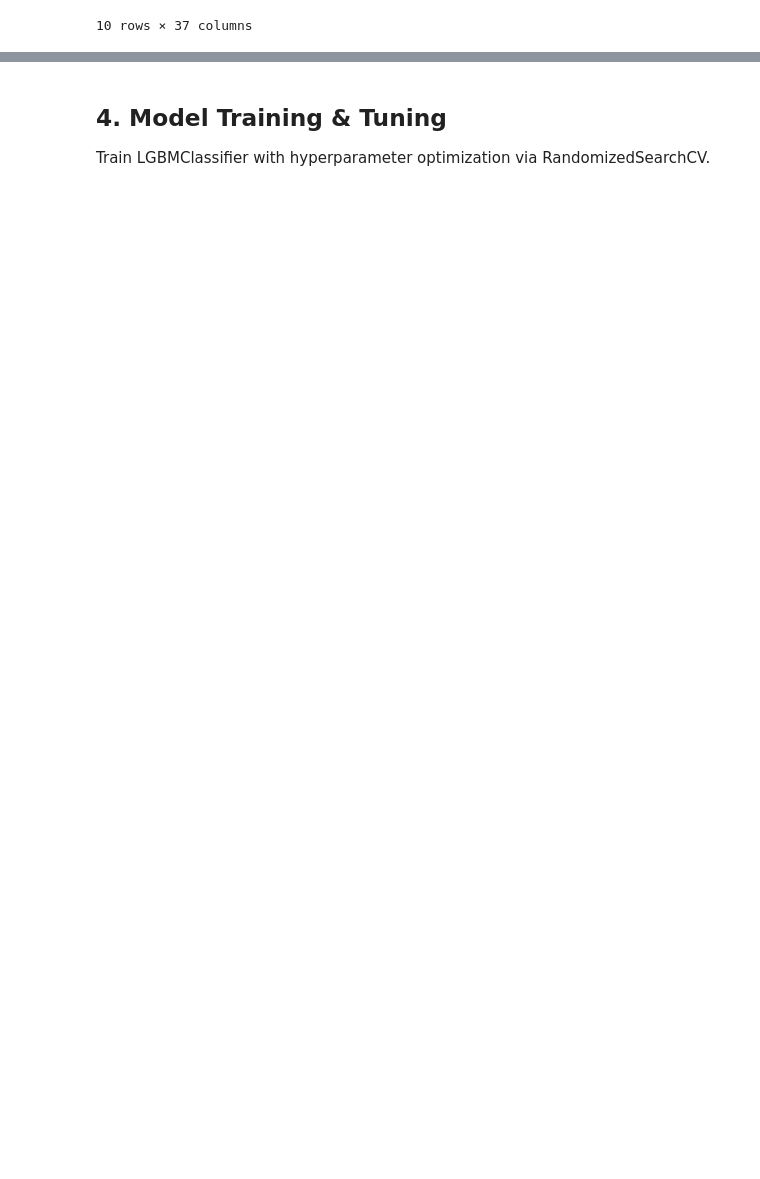
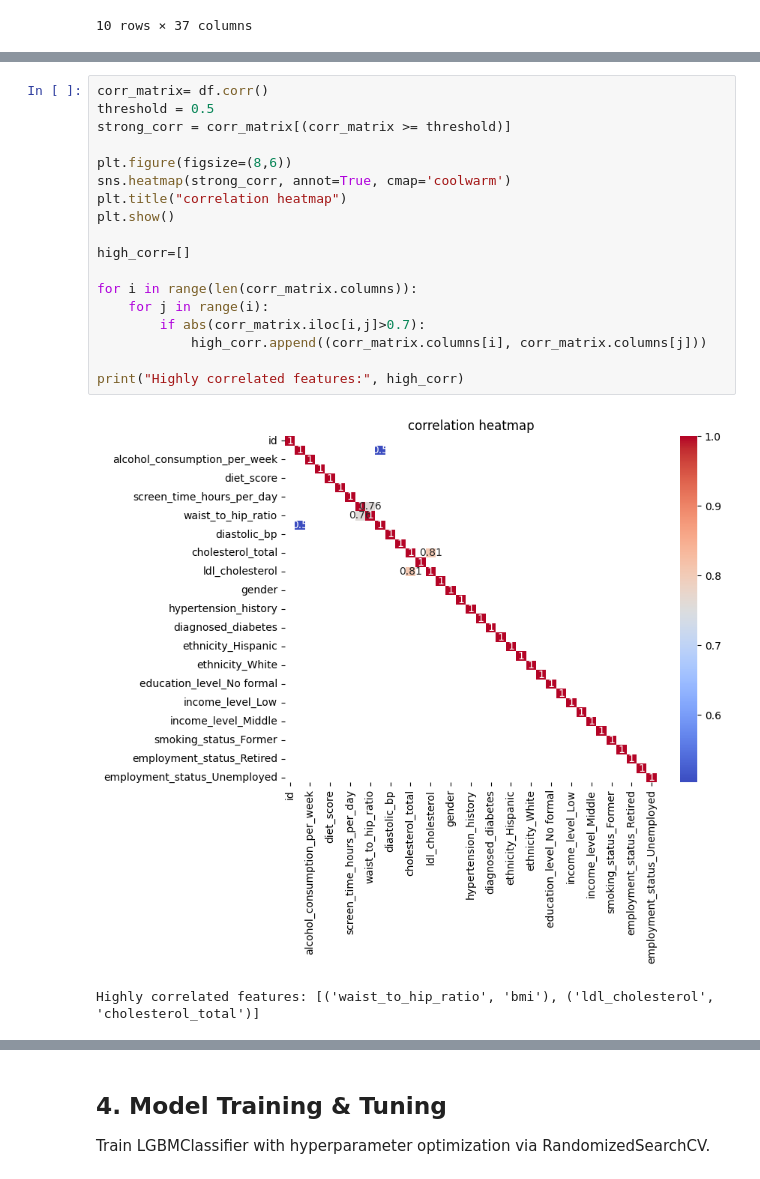
Before and after one commit to Aayam-Rimal/Competition_diabetes, a Jupyter notebook: Main.ipynb, the cells around one changed output, grey strips where cells are left out. Drawn from its saved outputs; the diff is of its cells as text; blank space fills up the shorter version.

Commit message:
v2: added heatmap and used functions for resuability/prediction

```diff
--- a/Main.ipynb
+++ b/Main.ipynb
@@ -76,0 +83,21 @@ df.head(10)
+# %%
+corr_matrix= df.corr()
+threshold = 0.5
+strong_corr = corr_matrix[(corr_matrix >= threshold)]
+
+plt.figure(figsize=(8,6))
+sns.heatmap(strong_corr, annot=True, cmap='coolwarm')
+plt.title("correlation heatmap")
+plt.show()
+
+high_corr=[]
+
+for i in range(len(corr_matrix.columns)):
+    for j in range(i):
+        if abs(corr_matrix.iloc[i,j]>0.7):
+            high_corr.append((corr_matrix.columns[i], corr_matrix.columns[j]))
+
+print("Highly correlated features:", high_corr)
+# %% [output]
+[figure, added]
+Highly correlated features: [('waist_to_hip_ratio', 'bmi'), ('ldl_cholesterol', 'cholesterol_total')]
```
Also changed, not shown: parts of 8 cells of this notebook.
